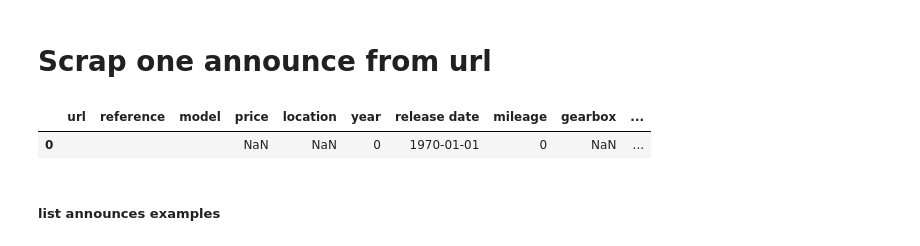
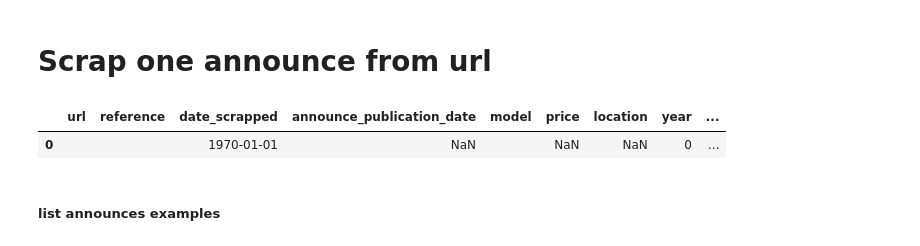
Before and after one commit to AnthonyDF/tresboncoin, a Jupyter notebook: notebooks/victor/victor_notebook.ipynb, the cells around one changed output. Drawn from its saved outputs; the diff is of its cells as text; code cells hidden in the pictures.

```diff
--- a/notebooks/victor/victor_notebook.ipynb
+++ b/notebooks/victor/victor_notebook.ipynb
@@ -10,6 +10,7 @@ import os
 import json
 from PIL import Image
 import PIL
+pd.set_option('display.max_columns', None)
 # %%
 headers = {
     'authority': 'www.lacentrale.fr',
@@ -54,27 +55,34 @@ for k in soup.select('a[class*="searchCard__link"]'):
 # %%
 announce_template = pd.DataFrame({"url": "",
                                   "reference": "",
+                                  "date_scrapped": [datetime.datetime(1970, 1, 1)],
+                                  "announce_publication_date": [np.nan],
                                   "model": "",
                                   "price": [np.nan],
                                   "location": [np.nan],
                                   "year": [0],
                                   "release date": [datetime.datetime(1970, 1, 1)],
                                   "mileage": [0],
                                   "gearbox": [np.nan],
                                   "external color": [np.nan],
                                   "first hand": [np.nan],
                                   "number of owners": [np.nan],
                                   "SAE gross horsepower [HP]": [np.nan],
                                   "DIN horsepower [HP]": [np.nan],
                                   "engine capacity [CC]": [np.nan],
                                   "crit'air": [np.nan],
                                   "guarantee": [np.nan],
                                   "Norme Euro": [np.nan],
-                                  "options": ""})
+                                  "options": "",
+                                  "seller": "",
+                                  "seller_name": "",
+                                  "seller_type": "",
+                                  "seller_created_at": [np.nan],
+                                  "selling_at_lacentrale_since": [np.nan]})
 announce_template
 # %% [output]
-|  | url | reference | model | price | location | year | release date | mileage | gearbox | ... |
-| 0 |  |  |  | NaN | NaN | 0 | 1970-01-01 | 0 | NaN | ... |
+|  | url | reference | date_scrapped | announce_publication_date | model | price | location | year | ... |
+| 0 |  |  | 1970-01-01 | NaN |  | NaN | NaN | 0 | ... |
 # %%
 announce_list = announce_template.copy()
 # %%
```
Also changed, not shown: parts of 26 cells of this notebook, 1 other file.
